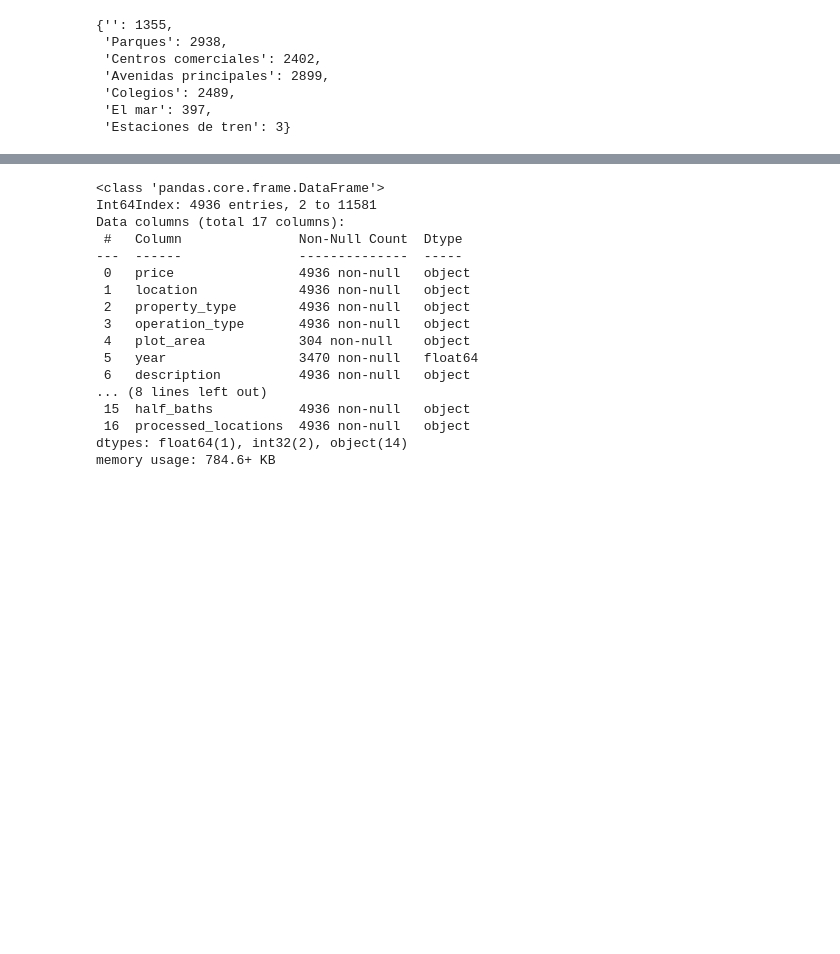
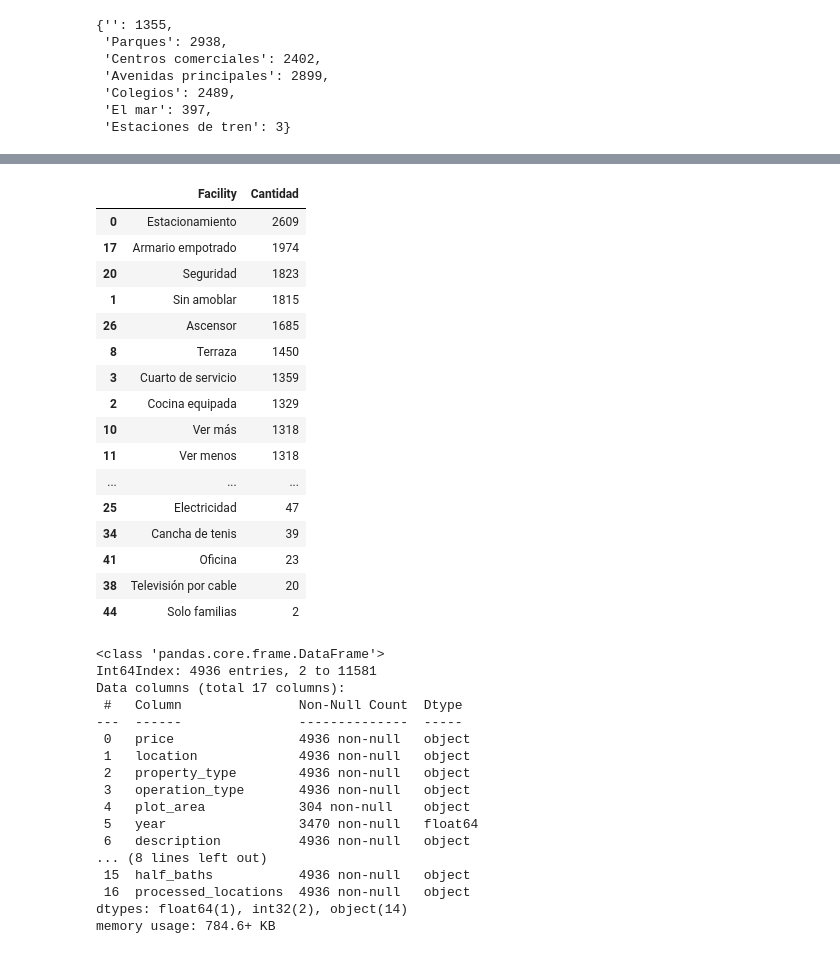
Before and after one commit to HugoGT/Vibi_model, a Jupyter notebook: ETL/mitula_ETL.ipynb, the cells around one changed output, grey strips where cells are left out. Cells and saved outputs as stored; diff of their text form; code cells hidden in the pictures; blank space fills up the shorter version.

```diff
--- a/ETL/mitula_ETL.ipynb
+++ b/ETL/mitula_ETL.ipynb
@@ -301,0 +336,23 @@ locations
+# %%
+# Define la función que realizará la operación en una sola fila
+def process_nearby_locations(row):
+    a = row["facilities"]
+    if isinstance(a, str):
+        a = a.strip('{}')
+        return [x.strip('""') for x in a.split(',')]
+    else:
+        return None
+
+# Aplica la función a todas las filas de la columna "nearby_locations" y crea una nueva columna "processed_locations"
+mitula_2["facilities"] = mitula_2.apply(process_nearby_locations, axis=1)
+# %%
+locations = dict()
+
+for locations_list in mitula_2["facilities"]:
+    if isinstance(locations_list, list):
+        for facility in locations_list:
+            facility = facility.strip().replace(",", "")
+            try:
+                locations[facility] += 1
+            except KeyError:
+                locations[facility] = 1
@@ -302,3 +379,25 @@ locations
+# %%
+facilities = pd.DataFrame(list(locations.items()), columns=['Facility', 'Cantidad'])
+# %%
+facilities.sort_values(by=["Cantidad"], ascending=False)
+# %% [output]
+|  | Facility | Cantidad |
+| 0 | Estacionamiento | 2609 |
+| 17 | Armario empotrado | 1974 |
+| 20 | Seguridad | 1823 |
+| 1 | Sin amoblar | 1815 |
+| 26 | Ascensor | 1685 |
+| 8 | Terraza | 1450 |
+| 3 | Cuarto de servicio | 1359 |
+| 2 | Cocina equipada | 1329 |
+| 10 | Ver más | 1318 |
+| 11 | Ver menos | 1318 |
+| ... | ... | ... |
+| 25 | Electricidad | 47 |
+| 34 | Cancha de tenis | 39 |
+| 41 | Oficina | 23 |
+| 38 | Televisión por cable | 20 |
+| 44 | Solo familias | 2 |
 # %%
 mitula_2.info()
 # %% [output]
```
Also changed, not shown: parts of 15 cells of this notebook, 1 other file.
